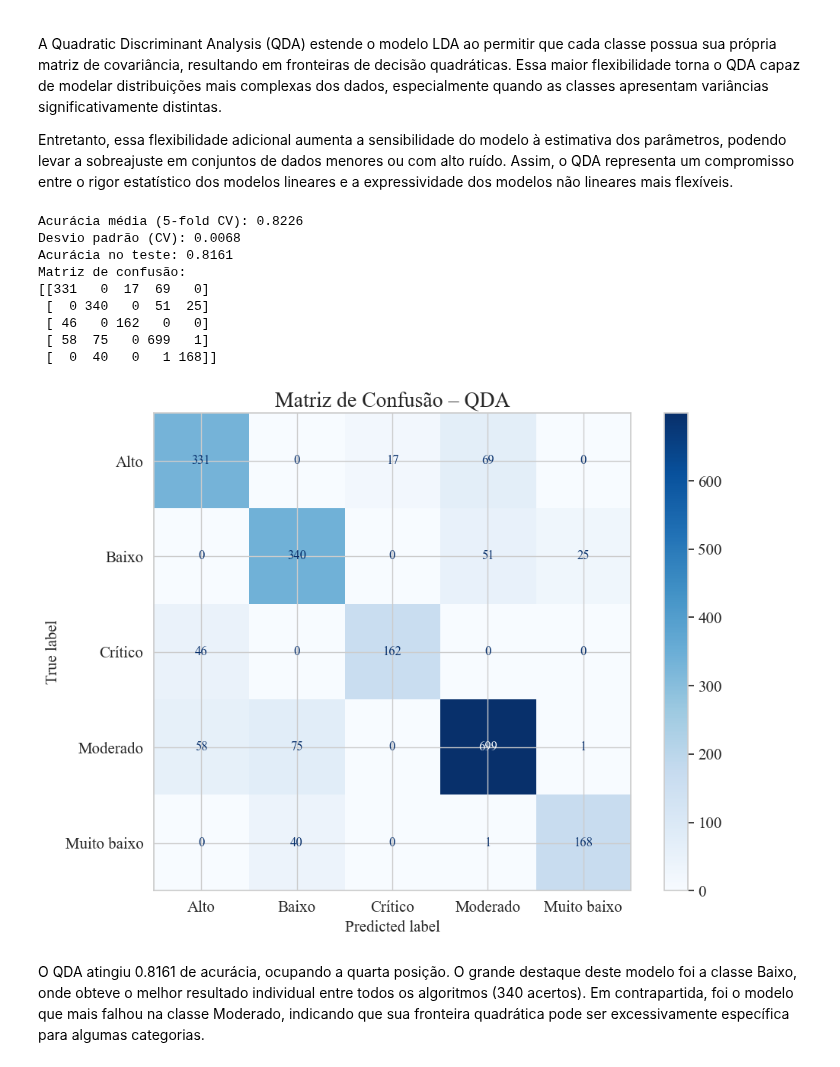
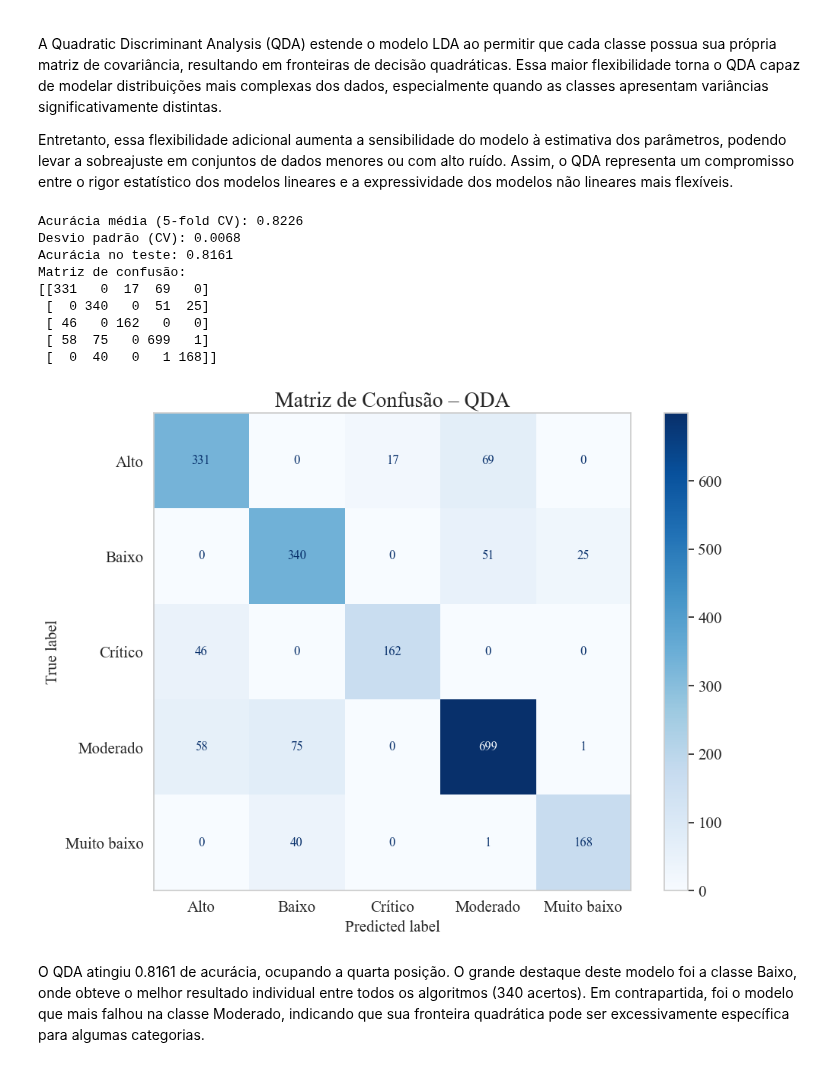
Before and after one commit to diego-nac/ica-homeworks, a Jupyter notebook: homework3/code.ipynb, the cells around one changed output. Drawn from its saved outputs; the diff is of its cells as text; code cells hidden in the pictures.

```diff
--- a/homework3/code.ipynb
+++ b/homework3/code.ipynb
@@ -890,35 +892,35 @@ y_pred = qda.predict(X_test)
 acc = accuracy_score(y_test_enc, y_pred)
 cm = confusion_matrix(y_test_enc, y_pred)
 
 print(f"Acurácia no teste: {acc:.4f}")
 print("Matriz de confusão:")
 print(cm)
 
 
 fig, ax = plt.subplots(figsize=(10, 7.5))
 
 disp = ConfusionMatrixDisplay(
     confusion_matrix=cm,
     display_labels=label_encoder.classes_
 )
 disp.plot(ax=ax, cmap=plt.cm.Blues)
-
+ax.grid(False)
 savefig("qda_confusion_matrix")
 
 plt.title("Matriz de Confusão – QDA")
 plt.tight_layout()
 plt.show()
 # %% [output]
 Acurácia média (5-fold CV): 0.8226
 Desvio padrão (CV): 0.0068
 Acurácia no teste: 0.8161
 Matriz de confusão:
 [[331   0  17  69   0]
  [  0 340   0  51  25]
  [ 46   0 162   0   0]
  [ 58  75   0 699   1]
  [  0  40   0   1 168]]
-[figure, old version]
+[figure, new version]
 # %% [markdown]
 O QDA atingiu 0.8161 de acurácia, ocupando a quarta posição. O grande destaque deste modelo foi a classe Baixo, onde obteve o melhor resultado individual entre todos os algoritmos (340 acertos). Em contrapartida, foi o modelo que mais falhou na classe Moderado, indicando que sua fronteira quadrática pode ser excessivamente específica para algumas categorias.
 # %% [markdown]
```
Also changed, not shown: parts of 5 cells of this notebook, 7 other files.
